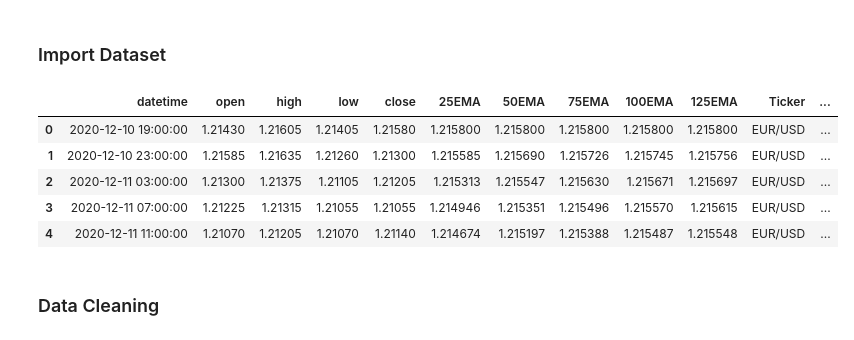
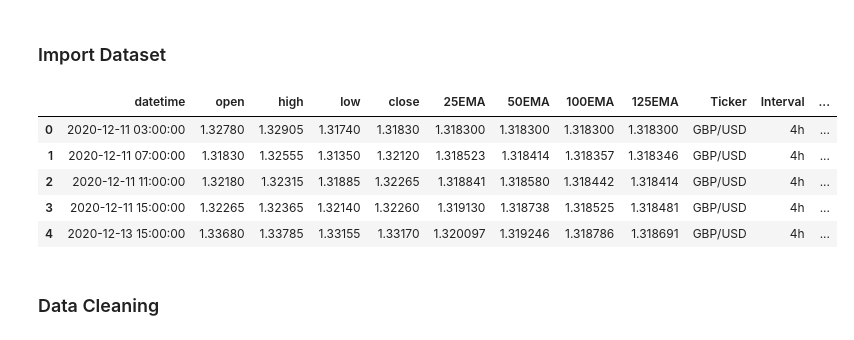
Before and after one commit to Cli091996/GU_Trade_Status_ML_Project, a Jupyter notebook: Logistic Regression.ipynb, the cells around one changed output. Saved outputs shown, nothing was run; the diff lists cells and outputs as text; code cells hidden in the pictures.

```diff
--- a/Logistic Regression.ipynb
+++ b/Logistic Regression.ipynb
@@ -15,15 +19,18 @@ display(HTML("<style>.container { width:100% !important; }</style>"))
 # %% [markdown]
 ### Import Dataset
 # %%
-df = pd.read_csv('/home/clivence/base_jupyter/Datadump/Master_data.csv')
+df = pd.read_csv('/home/clivence/base_jupyter/Datadump/Master_data_base.csv')
+
+
+# df = pd.read_csv('/home/clivence/base_jupyter/Datadump/edata.csv')
 df.head()
 # %% [output]
-|  | datetime | open | high | low | close | 25EMA | 50EMA | 75EMA | 100EMA | 125EMA | Ticker | ... |
-| 0 | 2020-12-10 19:00:00 | 1.21430 | 1.21605 | 1.21405 | 1.21580 | 1.215800 | 1.215800 | 1.215800 | 1.215800 | 1.215800 | EUR/USD | ... |
-| 1 | 2020-12-10 23:00:00 | 1.21585 | 1.21635 | 1.21260 | 1.21300 | 1.215585 | 1.215690 | 1.215726 | 1.215745 | 1.215756 | EUR/USD | ... |
-| 2 | 2020-12-11 03:00:00 | 1.21300 | 1.21375 | 1.21105 | 1.21205 | 1.215313 | 1.215547 | 1.215630 | 1.215671 | 1.215697 | EUR/USD | ... |
-| 3 | 2020-12-11 07:00:00 | 1.21225 | 1.21315 | 1.21055 | 1.21055 | 1.214946 | 1.215351 | 1.215496 | 1.215570 | 1.215615 | EUR/USD | ... |
-| 4 | 2020-12-11 11:00:00 | 1.21070 | 1.21205 | 1.21070 | 1.21140 | 1.214674 | 1.215197 | 1.215388 | 1.215487 | 1.215548 | EUR/USD | ... |
+|  | datetime | open | high | low | close | 25EMA | 50EMA | 100EMA | 125EMA | Ticker | Interval | ... |
+| 0 | 2020-12-11 03:00:00 | 1.32780 | 1.32905 | 1.31740 | 1.31830 | 1.318300 | 1.318300 | 1.318300 | 1.318300 | GBP/USD | 4h | ... |
+| 1 | 2020-12-11 07:00:00 | 1.31830 | 1.32555 | 1.31350 | 1.32120 | 1.318523 | 1.318414 | 1.318357 | 1.318346 | GBP/USD | 4h | ... |
+| 2 | 2020-12-11 11:00:00 | 1.32180 | 1.32315 | 1.31885 | 1.32265 | 1.318841 | 1.318580 | 1.318442 | 1.318414 | GBP/USD | 4h | ... |
+| 3 | 2020-12-11 15:00:00 | 1.32265 | 1.32365 | 1.32140 | 1.32260 | 1.319130 | 1.318738 | 1.318525 | 1.318481 | GBP/USD | 4h | ... |
+| 4 | 2020-12-13 15:00:00 | 1.33680 | 1.33785 | 1.33155 | 1.33170 | 1.320097 | 1.319246 | 1.318786 | 1.318691 | GBP/USD | 4h | ... |
 # %% [markdown]
 ### Data Cleaning
 # %%
```
Also changed, not shown: parts of 29 cells of this notebook.
